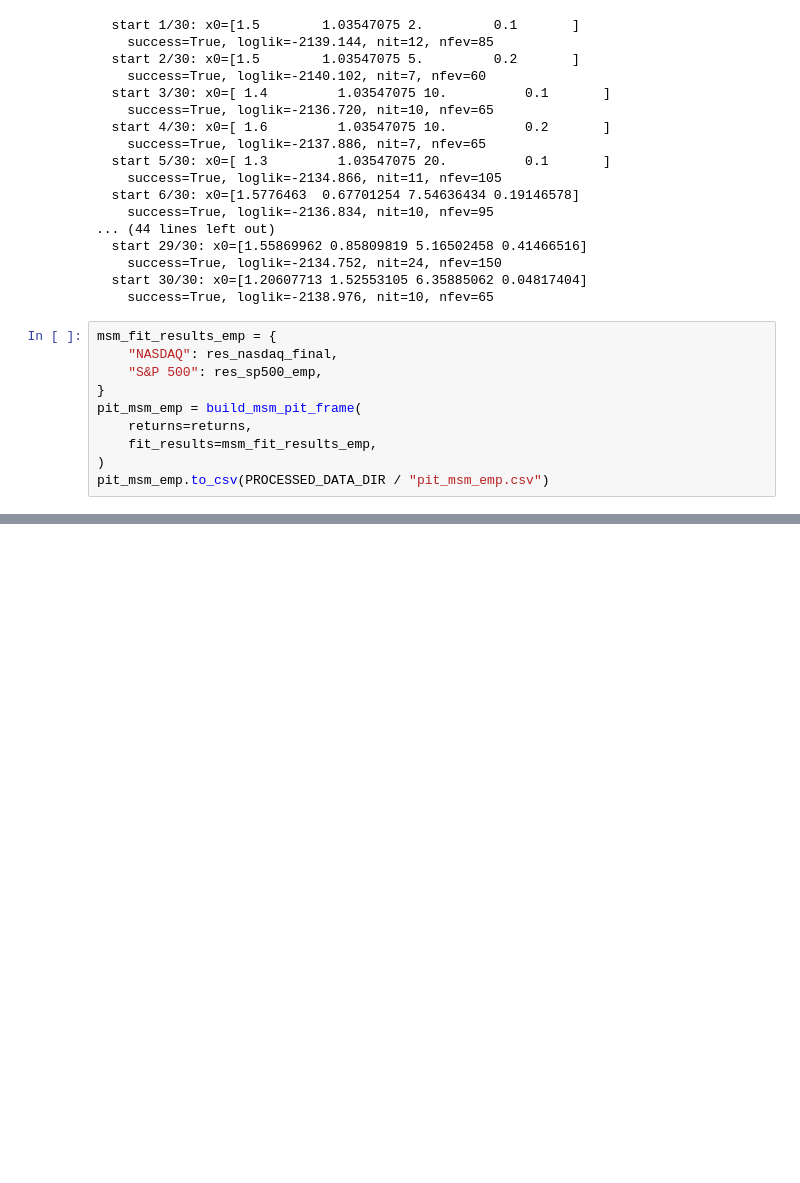
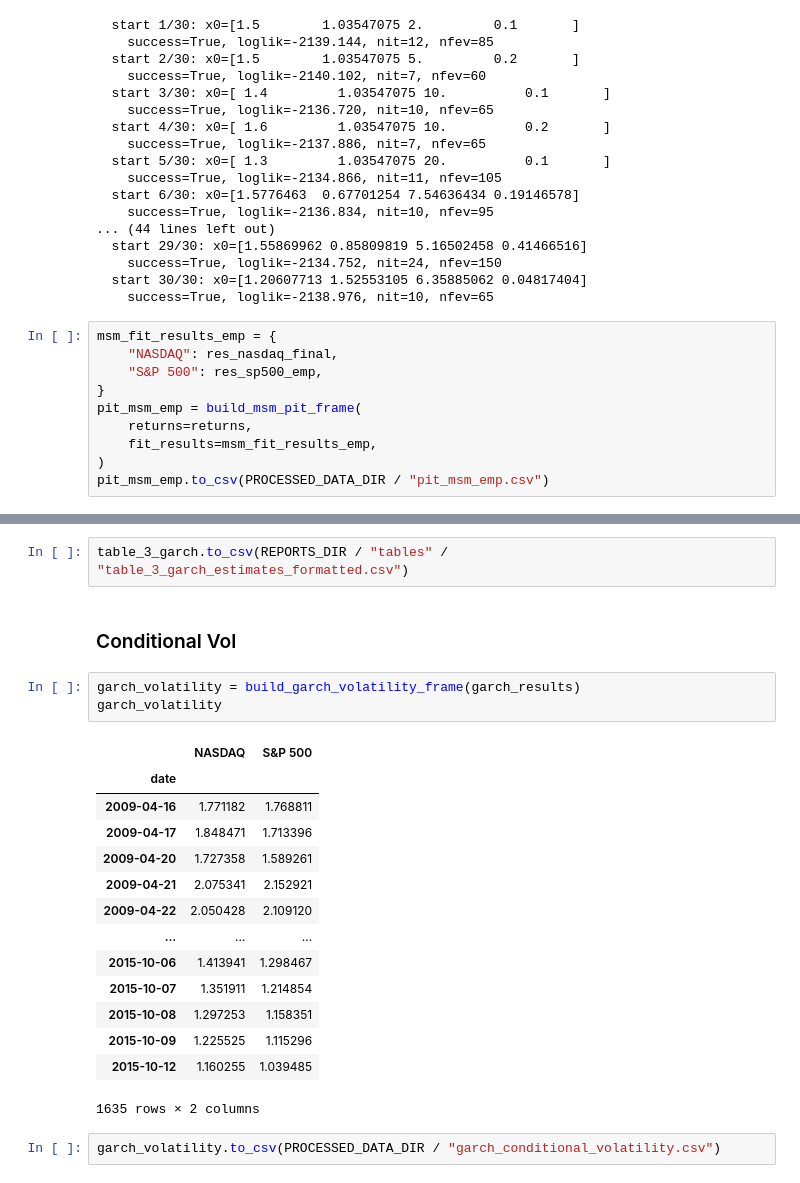
Before and after one commit to nathanli11/Forecasting_market_risk-Copula_MSM_Approach, a Jupyter notebook: notebooks/replication_workflow.ipynb, the cells around one changed output, grey strips where cells are left out. Saved outputs shown, nothing was run; the diff lists cells and outputs as text; blank space fills up the shorter version.

```diff
--- a/notebooks/replication_workflow.ipynb
+++ b/notebooks/replication_workflow.ipynb
@@ -380,0 +439,24 @@ pit_msm_emp.to_csv(PROCESSED_DATA_DIR / "pit_msm_emp.csv")
+# %%
+table_3_garch.to_csv(REPORTS_DIR / "tables" / "table_3_garch_estimates_formatted.csv")
+# %% [markdown]
+### Conditional Vol
+# %%
+garch_volatility = build_garch_volatility_frame(garch_results)
+garch_volatility
+# %% [output]
+|  | NASDAQ | S&P 500 |
+| date |  |  |
+| 2009-04-16 | 1.771182 | 1.768811 |
+| 2009-04-17 | 1.848471 | 1.713396 |
+| 2009-04-20 | 1.727358 | 1.589261 |
+| 2009-04-21 | 2.075341 | 2.152921 |
+| 2009-04-22 | 2.050428 | 2.109120 |
+| ... | ... | ... |
+| 2015-10-06 | 1.413941 | 1.298467 |
+| 2015-10-07 | 1.351911 | 1.214854 |
+| 2015-10-08 | 1.297253 | 1.158351 |
+| 2015-10-09 | 1.225525 | 1.115296 |
+| 2015-10-12 | 1.160255 | 1.039485 |
+1635 rows × 2 columns
+# %%
+garch_volatility.to_csv(PROCESSED_DATA_DIR / "garch_conditional_volatility.csv")
```
Also changed, not shown: parts of 11 cells of this notebook, 6 other files.
